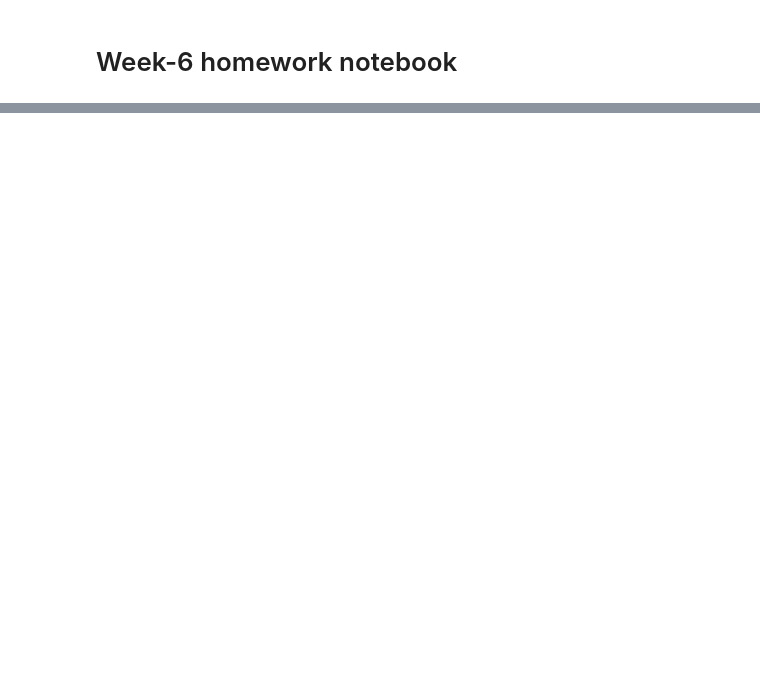
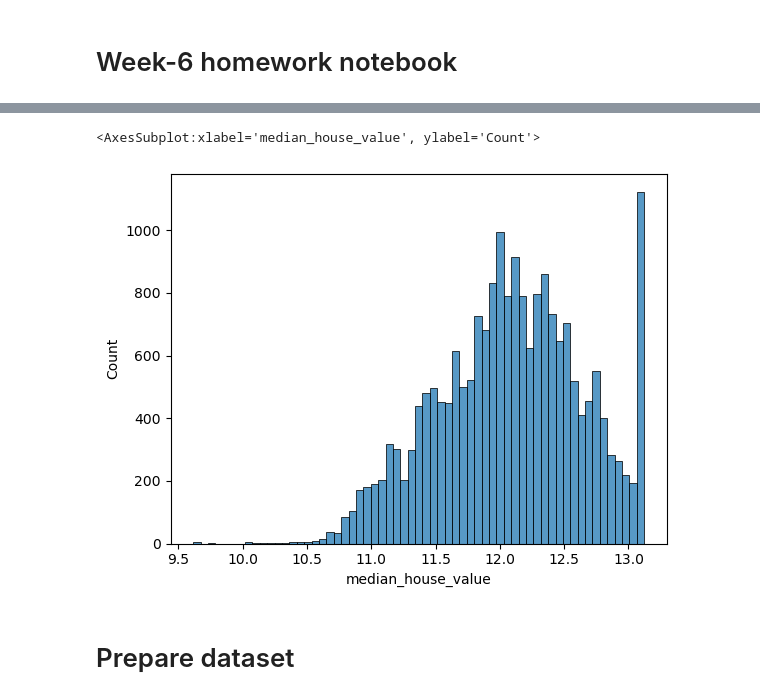
Before and after one commit to tummala-hareesh/ml_zoomcamp_ht, a Jupyter notebook: ipynb/06_homework.ipynb, the cells around one changed output, grey strips where cells are left out. Saved outputs shown, nothing was run; the diff lists cells and outputs as text; code cells hidden in the pictures; blank space fills up the shorter version.

```diff
--- a/ipynb/06_homework.ipynb
+++ b/ipynb/06_homework.ipynb
@@ -2,0 +160,8 @@
+# %%
+df.median_house_value = np.log1p(df.median_house_value)
+sns.histplot(df.median_house_value)
+# %% [output]
+<AxesSubplot:xlabel='median_house_value', ylabel='Count'>
+[figure, added]
+# %% [markdown]
+# Prepare dataset
```
Also changed, not shown: parts of 50 cells of this notebook, 9 other files.
